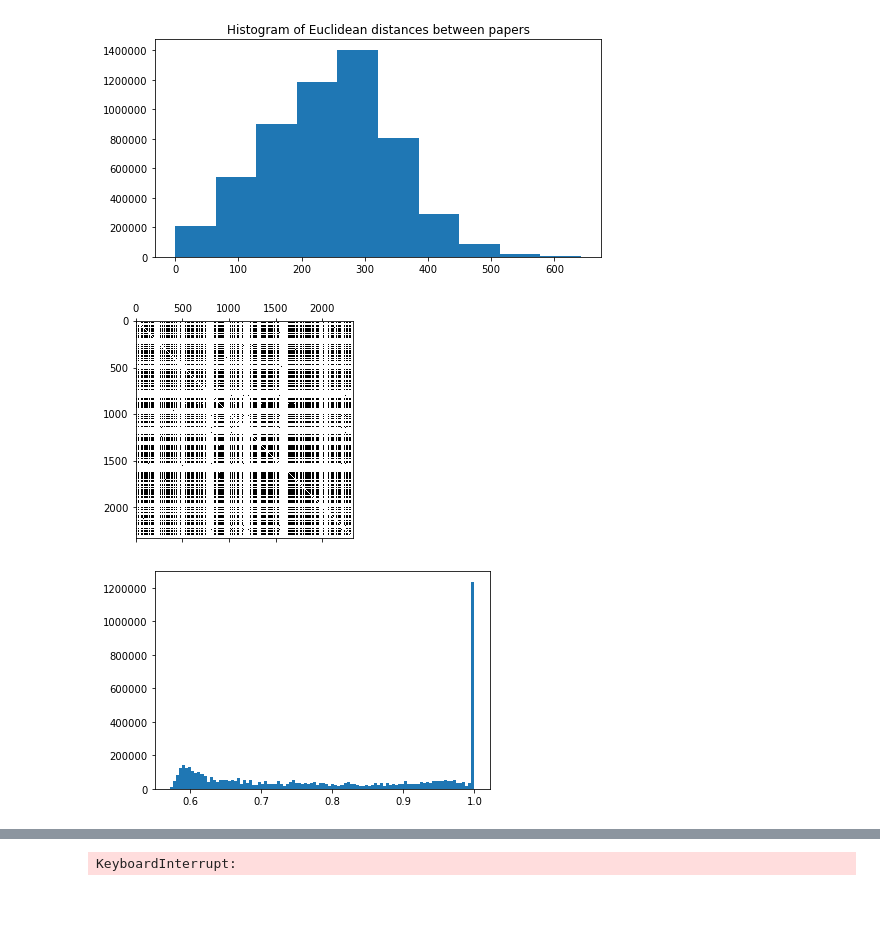
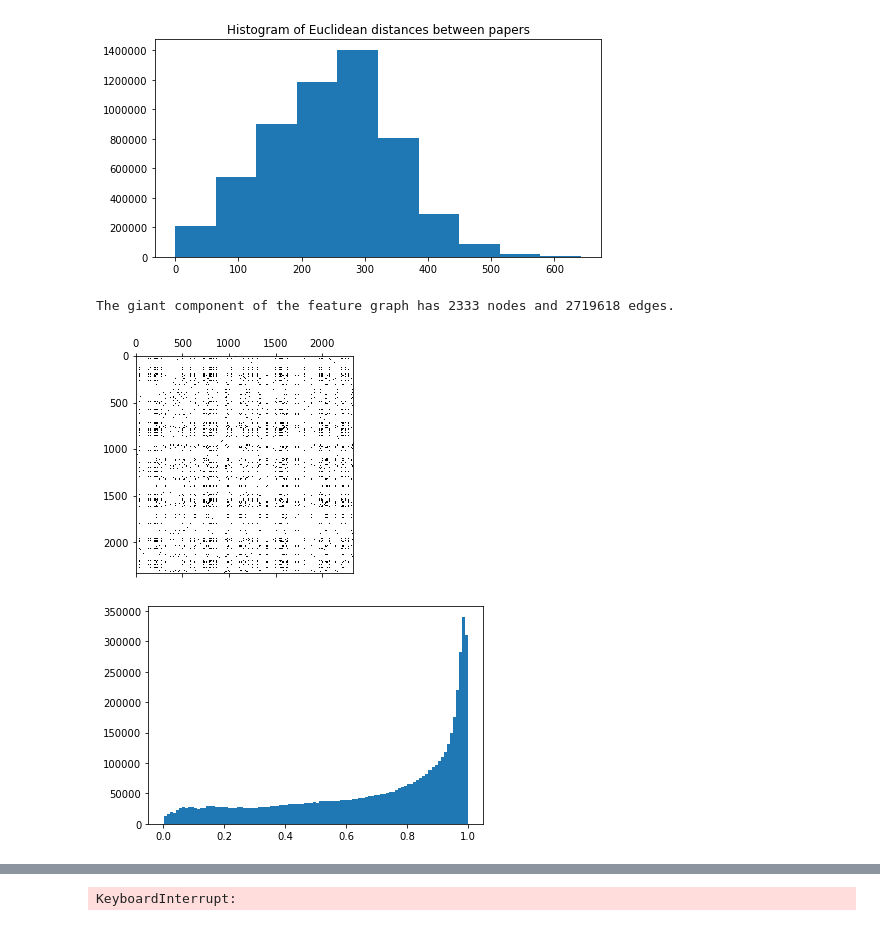
Before and after one commit to aaag97/ntds-projects, a Jupyter notebook: Project/wikipedia.ipynb, the cells around one changed output, grey strips where cells are left out. Cells and saved outputs as stored; diff of their text form; code cells hidden in the pictures.

```diff
--- a/Project/wikipedia.ipynb
+++ b/Project/wikipedia.ipynb
@@ -245,13 +245,15 @@ plt.hist(distances.flatten());
 # %% [output]
 [figure]
 # %%
-feat = np.where(distances>150, 0, 1)
+feat = distances/np.max(distances)
 np.fill_diagonal(feat, 0)
 # %%
 graph = nx.from_numpy_matrix(feat)
 # %%
 giant_feature = max(nx.connected_component_subgraphs(graph), key=len)
 print('The giant component of the feature graph has {} nodes and {} edges.'.format(giant_feature.number_of_nodes(), giant_feature.size()))
+# %% [output]
+The giant component of the feature graph has 2333 nodes and 2719618 edges.
 # %%
 nx.average_clustering(graph)
 # %%
@@ -270,16 +272,16 @@ def epsilon_similarity_graph(X: np.ndarray, sigma=1, epsilon=0):
     return adjacency
 # %%
 from scipy.spatial.distance import pdist, squareform
-adjacency = epsilon_similarity_graph(feat, sigma= 5, epsilon=0.65)
+adjacency = epsilon_similarity_graph(feat, sigma= 4*np.mean(feat), epsilon=0.75)
 plt.spy(adjacency)
 plt.show()
 # %% [output]
-[figure, old version]
+[figure, new version]
 # %%
 temp = np.exp((- squareform(pdist(feat))**2)/(2 * (1.5 * np.median(pdist(feat)))**2))
 plt.hist(temp.flatten(),bins=100);
 # %% [output]
-[figure, old version]
+[figure, new version]
 # %%
 import operator
 pr = nx.pagerank(graph)
```
Also changed, not shown: parts of 9 cells of this notebook.
